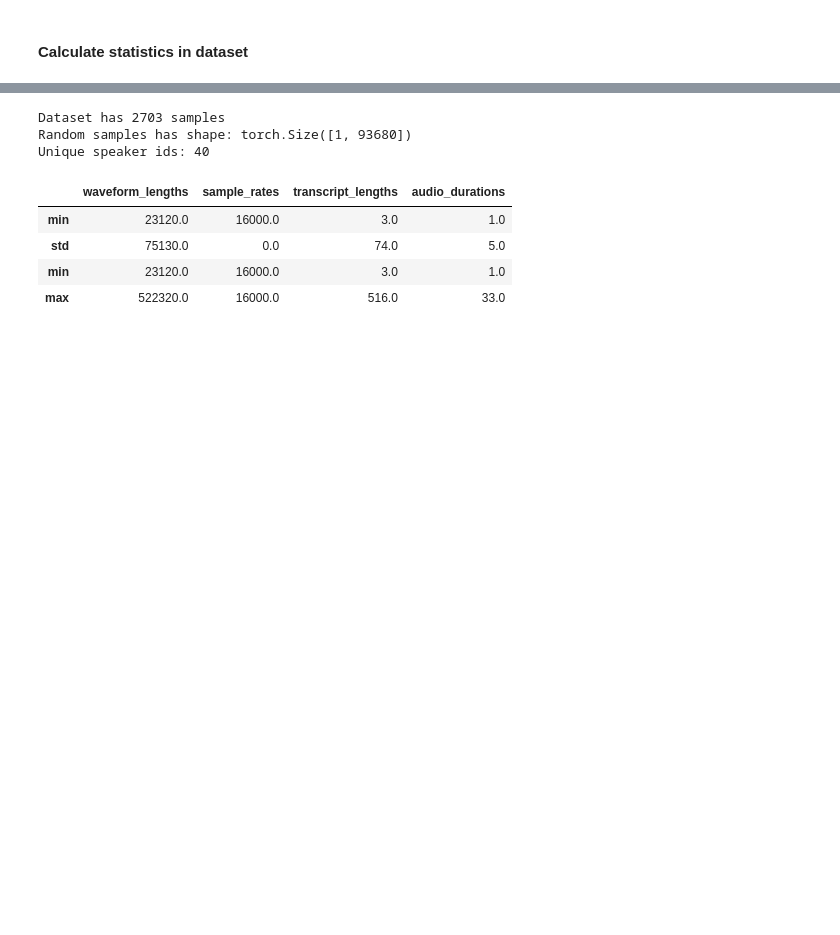
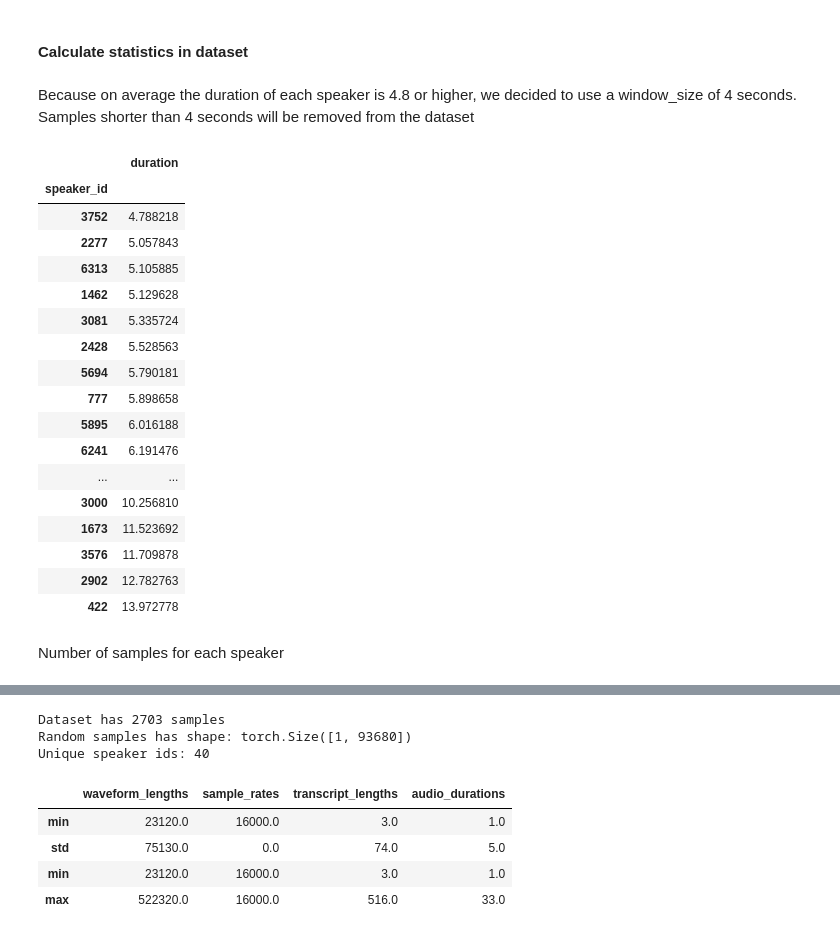
Before and after one commit to renzo-b/audio-speaker-recognition, a Jupyter notebook: notebooks/speaker_verification.ipynb, the cells around one changed output, grey strips where cells are left out. Cells and saved outputs as stored; diff of their text form; code cells hidden in the pictures; blank space fills up the shorter version.

Commit message:
Add dataset and dataloader

```diff
--- a/notebooks/speaker_verification.ipynb
+++ b/notebooks/speaker_verification.ipynb
@@ -32,0 +43,55 @@ speaker_id:  1993
+# %%
+waveform_lengths = []
+sample_rates = []
+transcript_lengths = []
+speaker_ids = []
+audio_durations = []
+
+for i in range(dataset.__len__()):
+    (waveform, sample_rate, transcript, speaker_id, chapter_id, utterance_id) = dataset.__getitem__(i)
+    waveform_lengths.append(waveform[0].shape[0])
+    sample_rates.append(sample_rate)
+    transcript_lengths.append(len(transcript))
+    speaker_ids.append(speaker_id)
+
+    num_channels, num_frames = waveform.shape
+    duration = num_frames / sample_rate
+    audio_durations.append(duration)
+
+dataset_stats = pd.DataFrame.from_dict(
+{
+    "waveform_lengths" : waveform_lengths,
+    "sample_rates" : sample_rates,
+    "transcript_lengths" : transcript_lengths,
+    "audio_durations" : audio_durations,
+}
+    )
+# %%
+df_spkr = pd.DataFrame(columns=['speaker_id', 'duration'])
+df_spkr['speaker_id'] = speaker_ids
+df_spkr['duration'] = audio_durations
+# %% [markdown]
+Because on average the duration of each speaker is 4.8 or higher, we decided to use a window_size of 4 seconds. Samples shorter than 4 seconds will be removed from the dataset
+# %%
+df_spkr.groupby('speaker_id').mean().sort_values(by='duration', ascending=True)
+# %% [output]
+|  | duration |
+| speaker_id |  |
+| 3752 | 4.788218 |
+| 2277 | 5.057843 |
+| 6313 | 5.105885 |
+| 1462 | 5.129628 |
+| 3081 | 5.335724 |
+| 2428 | 5.528563 |
+| 5694 | 5.790181 |
+| 777 | 5.898658 |
+| 5895 | 6.016188 |
+| 6241 | 6.191476 |
+| ... | ... |
+| 3000 | 10.256810 |
+| 1673 | 11.523692 |
+| 3576 | 11.709878 |
+| 2902 | 12.782763 |
+| 422 | 13.972778 |
+# %% [markdown]
+Number of samples for each speaker
```
Also changed, not shown: parts of 15 cells of this notebook.
